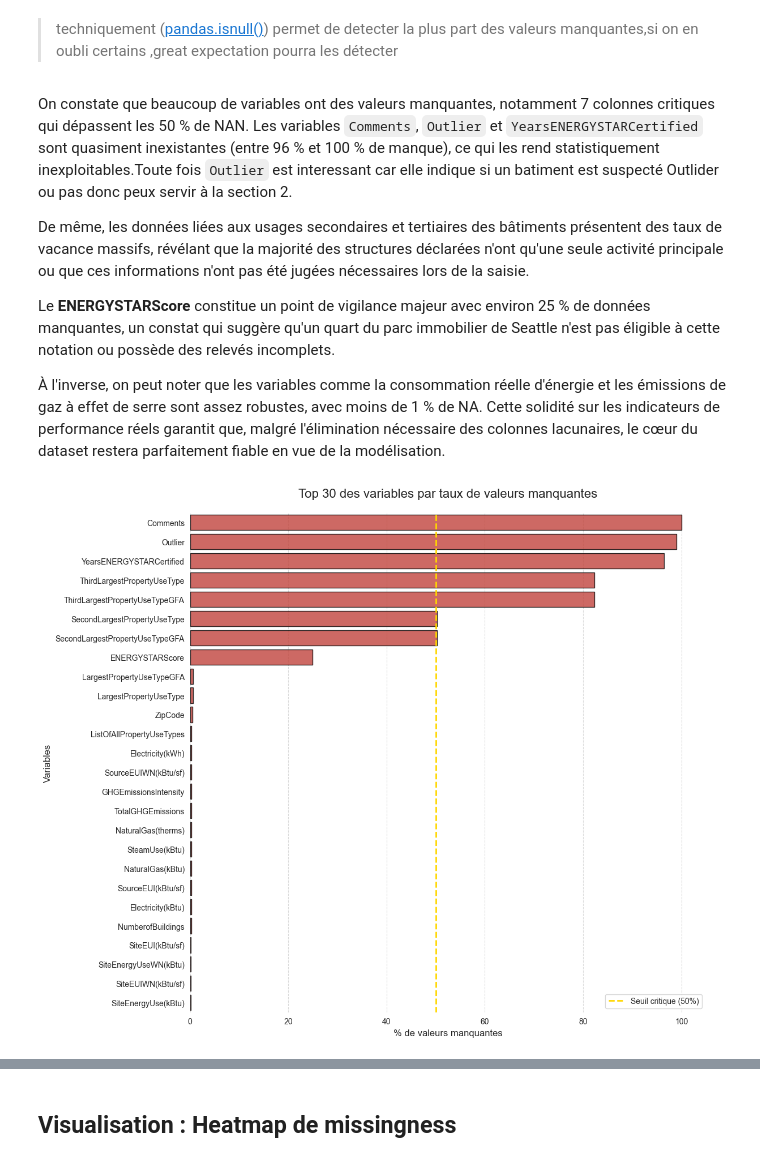
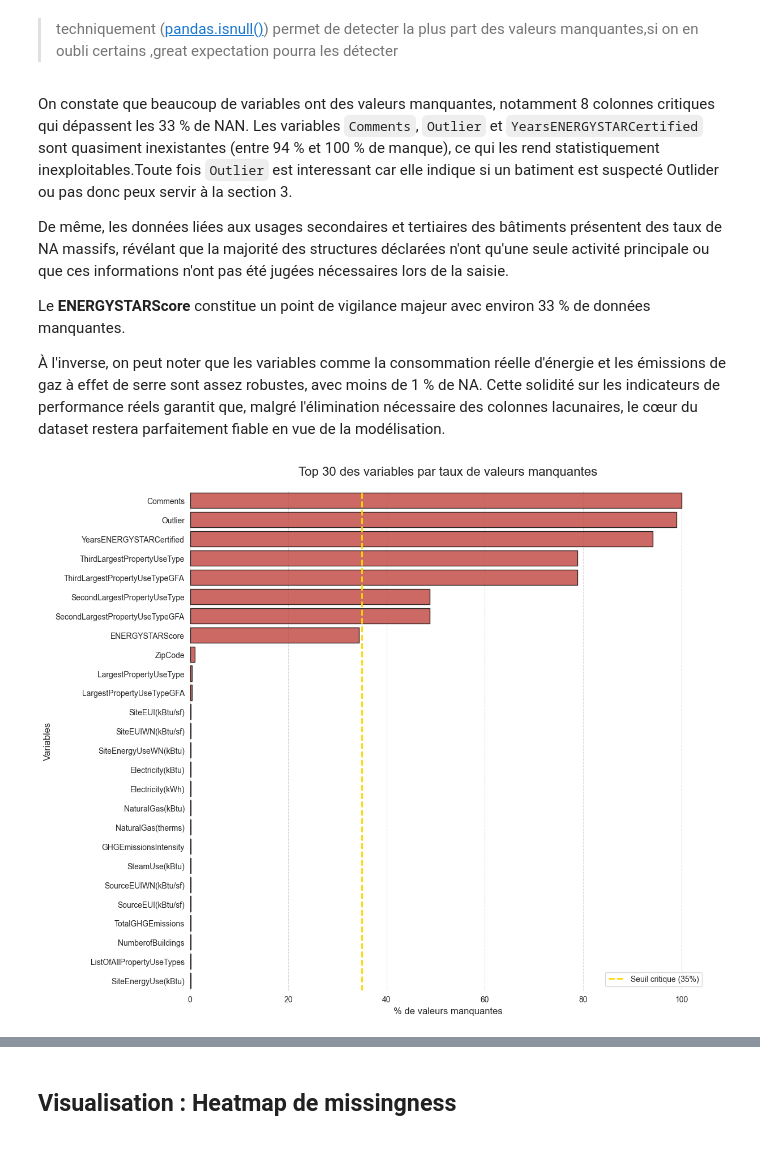
Before and after one commit to Ben10-som/ML-prediction-CO2, a Jupyter notebook: notebooks/01_data_quality_audit.ipynb, the cells around one changed output, grey strips where cells are left out. Drawn from its saved outputs; the diff is of its cells as text; code cells hidden in the pictures.

Commit message:
notebook_1: redaptation - restriction aux batiments non-residentiel - refonte interpretations et suggestions

```diff
--- a/notebooks/01_data_quality_audit.ipynb
+++ b/notebooks/01_data_quality_audit.ipynb
@@ -133,0 +181,9 @@ df_raw.sample(5)
+# %%
+residential_types = [
+    "Multifamily MR (5-9)",
+    "Multifamily HR (10+)",
+    "Multifamily LR (1-4)"
+]
+
+df_raw = df_raw[~df_raw["BuildingType"].isin(residential_types)].copy()
+df_raw.shape
@@ -177,11 +247,11 @@ logger.info(f"Colonnes avec >50% NaN : {high_missing['Column'].tolist()}")
 # %% [markdown]
 > techniquement ([pandas.isnull()](https://pandas.pydata.org/pandas-docs/stable/reference/api/pandas.isnull.html)) permet de detecter la plus part des valeurs manquantes,si on en oubli certains ,great expectation pourra les détecter
 # %% [markdown]
-On constate que beaucoup de variables ont des valeurs manquantes, notamment 7 colonnes critiques qui dépassent les 50 % de NAN. Les variables `Comments`, `Outlier` et `YearsENERGYSTARCertified` sont quasiment inexistantes (entre 96 % et 100 % de manque), ce qui les rend statistiquement inexploitables.Toute fois `Outlier` est interessant car elle indique si un batiment est suspecté Outlider ou pas donc peux servir à la section 2.
+On constate que beaucoup de variables ont des valeurs manquantes, notamment 8 colonnes critiques qui dépassent les 33 % de NAN. Les variables `Comments`, `Outlier` et `YearsENERGYSTARCertified` sont quasiment inexistantes (entre 94 % et 100 % de manque), ce qui les rend statistiquement inexploitables.Toute fois `Outlier` est interessant car elle indique si un batiment est suspecté Outlider ou pas donc peux servir à la section 3.
 
-De même, les données liées aux usages secondaires et tertiaires des bâtiments présentent des taux de vacance massifs, révélant que la majorité des structures déclarées n'ont qu'une seule activité principale ou que ces informations n'ont pas été jugées nécessaires lors de la saisie.
+De même, les données liées aux usages secondaires et tertiaires des bâtiments présentent des taux de NA massifs, révélant que la majorité des structures déclarées n'ont qu'une seule activité principale ou que ces informations n'ont pas été jugées nécessaires lors de la saisie.
 
-Le **ENERGYSTARScore** constitue un point de vigilance majeur avec environ 25 % de données manquantes, un constat qui suggère qu'un quart du parc immobilier de Seattle n'est pas éligible à cette notation ou possède des relevés incomplets.
+Le **ENERGYSTARScore** constitue un point de vigilance majeur avec environ 33 % de données manquantes.
 
 À l'inverse, on peut noter que les variables comme la consommation réelle d'énergie et les émissions de gaz à effet de serre sont assez robustes, avec moins de 1 % de NA. Cette solidité sur les indicateurs de performance réels garantit que, malgré l'élimination nécessaire des colonnes lacunaires, le cœur du dataset restera parfaitement fiable en vue de la modélisation.
 # %%
@@ -195,33 +265,33 @@ plt.figure(figsize=(12, 10))
 sns.set_style("white")
 
 #
 barplot = sns.barplot(
     data=missing_data_plot,
     x='% Missing',
     y='Column',
     color='#d73027',
     edgecolor='black',
     alpha=0.8
 )
 
-# Ajout d'une ligne de seuil à 50%
-plt.axvline(x=50, color='gold', linestyle='--', linewidth=2, label='Seuil critique (50%)')
+# Ajout d'une ligne de seuil à 35%
+plt.axvline(x=35, color='gold', linestyle='--', linewidth=2, label='Seuil critique (35%)')
 
 # Personnalisation
 plt.title('Top 30 des variables par taux de valeurs manquantes', fontsize=16, pad=20)
 plt.xlabel('% de valeurs manquantes', fontsize=12)
 plt.ylabel('Variables', fontsize=12)
 plt.legend(loc='lower right', frameon=True)
 
 # Ajout d'une grille légère sur l'axe X uniquement
 plt.grid(axis='x', linestyle='--', alpha=0.7)
 sns.despine(left=True, bottom=True)
 
 # Exportation du graphique
 plt.tight_layout()
 plt.savefig('../figures/notebook_1/01_data_NA_bar.png', dpi=300, bbox_inches='tight')
 plt.show()
 
 logger.info("Graphique des NA : ../figures/notebook_1/01_data_NA_bar.png")
 # %% [output]
-[figure, old version]
+[figure, new version]
```
Also changed, not shown: parts of 59 cells of this notebook.
